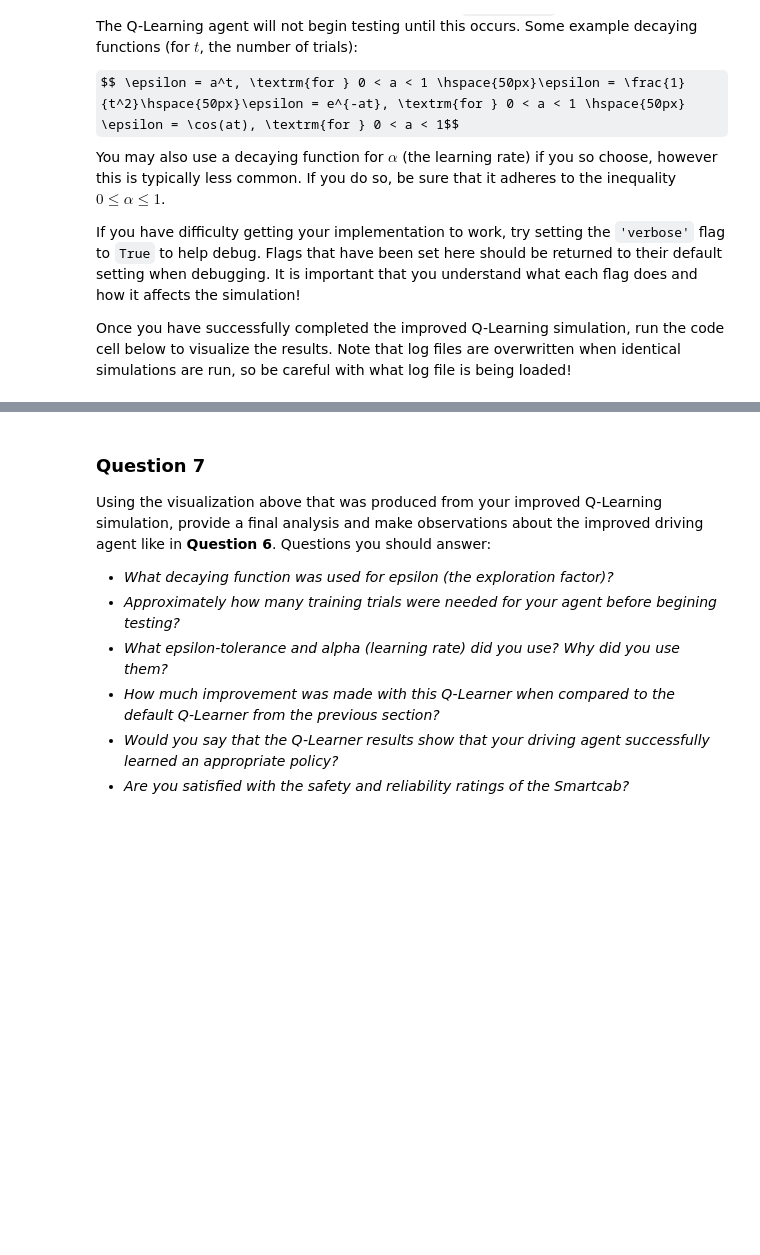
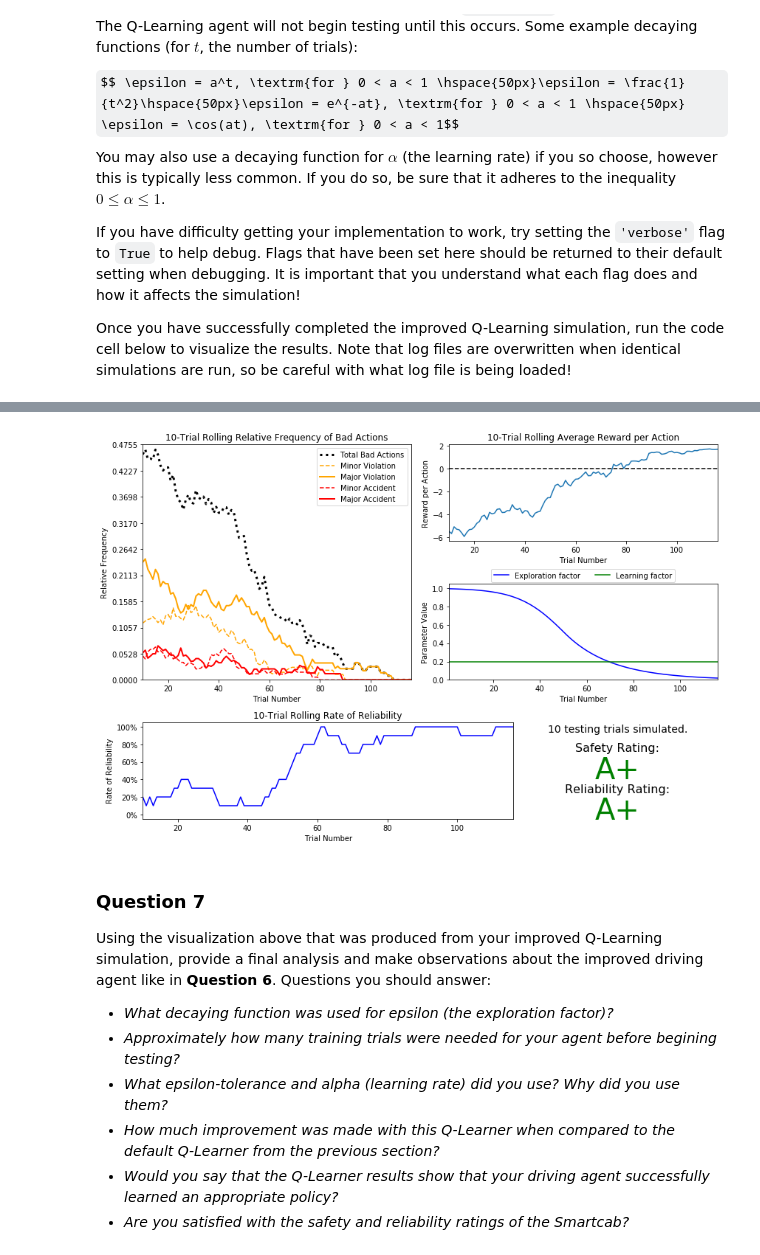
Before and after one commit to mengxinzhao/udacity-ml-ps-17, a Jupyter notebook: smartcab/smartcab.ipynb, the cells around one changed output, grey strips where cells are left out. Cells and saved outputs as stored; diff of their text form; code cells hidden in the pictures; some formulas as TeX source; blank space fills up the shorter version.

```diff
--- a/smartcab/smartcab.ipynb
+++ b/smartcab/smartcab.ipynb
@@ -241,3 +289,13 @@ vs.plot_trials('sim_improved-learning_tuned.csv')
+# %%
+# I use less trial numbers with feedback implemenetation and the number of accidents approaches 0 quickly.
+# this is drawn with alpha = 0.2, gamma = 0.0
+# epsilon = 1.0/(1+exp(0.1 * (t-50)))  t <=50  alpha = 0.2
+# epsilon = 0.5/(1+exp(-0.05*(t-50))) t > 50   alpha = 0.2
+# tolerance = 0.02
+# peek flag is True in choose_action and no prediction is used. Just domain knowledge
+vs.plot_trials('sim_improved-learning_with_feedback.csv')
+# %% [output]
+[figure, added]
 # %% [markdown]
 ### Question 7
 Using the visualization above that was produced from your improved Q-Learning simulation, provide a final analysis and make observations about the improved driving agent like in **Question 6**. Questions you should answer:
```
Also changed, not shown: parts of 17 cells of this notebook, 10 other files.
